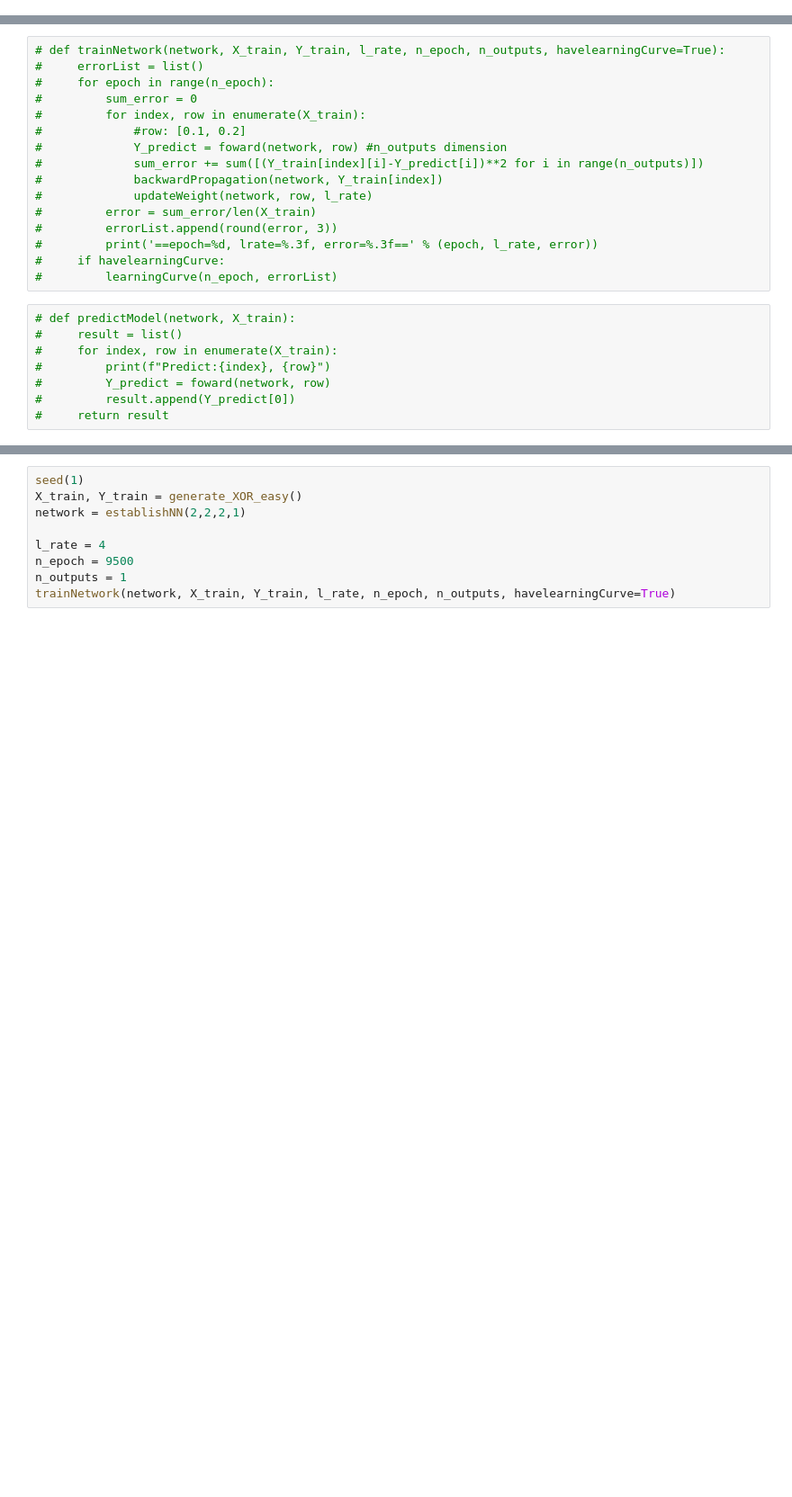
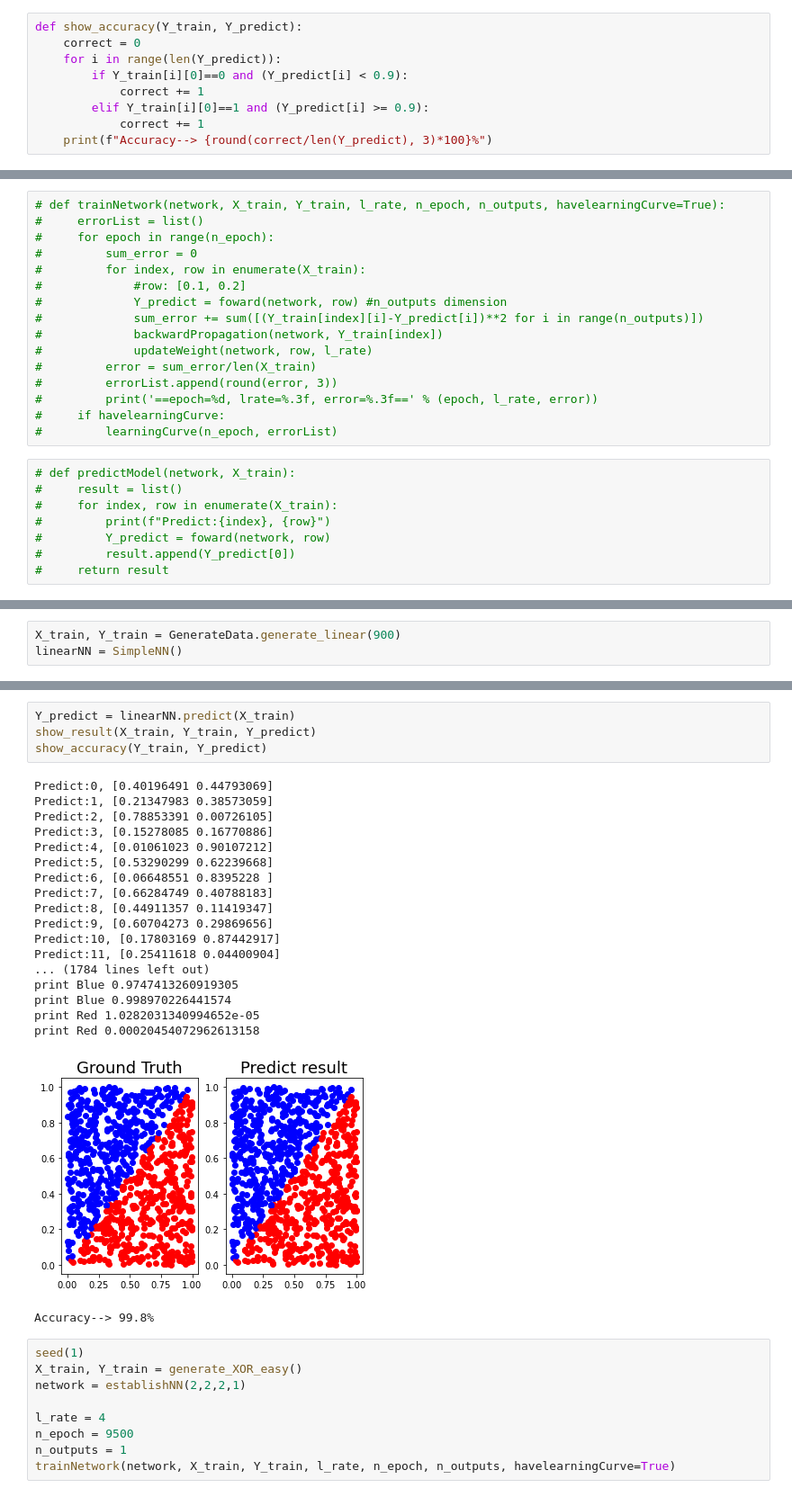
Before and after one commit to oscar1234456/NYCU_DLP2021_Lab1_Backpropagation, a Jupyter notebook: NYCU_DLP2021_Lab1_Backpropagation_class_version.ipynb, the cells around one changed output, grey strips where cells are left out. Shown at 90% size. Saved outputs shown, nothing was run; the diff lists cells and outputs as text; blank space fills up the shorter version.

Commit message:
[Add]Add Accuracy

```diff
--- a/NYCU_DLP2021_Lab1_Backpropagation_class_version.ipynb
+++ b/NYCU_DLP2021_Lab1_Backpropagation_class_version.ipynb
@@ -56,3 +59,12 @@ def show_result(x, y, pred_y):
             print("print Red", pred_y[i])
 
     plt.show()
+# %%
+def show_accuracy(Y_train, Y_predict):
+    correct = 0
+    for i in range(len(Y_predict)):
+        if Y_train[i][0]==0 and (Y_predict[i] < 0.9):
+            correct += 1
+        elif Y_train[i][0]==1 and (Y_predict[i] >= 0.9):
+            correct += 1
+    print(f"Accuracy--> {round(correct/len(Y_predict), 3)*100}%")
@@ -509,0 +466,3 @@ print Red 5.611196139731521e-05
+# %%
+X_train, Y_train = GenerateData.generate_linear(900)
+linearNN = SimpleNN()
@@ -510,3 +522,27 @@ print Red 5.611196139731521e-05
+# %%
+Y_predict = linearNN.predict(X_train)
+show_result(X_train, Y_train, Y_predict)
+show_accuracy(Y_train, Y_predict)
+# %% [output]
+Predict:0, [0.40196491 0.44793069]
+Predict:1, [0.21347983 0.38573059]
+Predict:2, [0.78853391 0.00726105]
+Predict:3, [0.15278085 0.16770886]
+Predict:4, [0.01061023 0.90107212]
+Predict:5, [0.53290299 0.62239668]
+Predict:6, [0.06648551 0.8395228 ]
+Predict:7, [0.66284749 0.40788183]
+Predict:8, [0.44911357 0.11419347]
+Predict:9, [0.60704273 0.29869656]
+Predict:10, [0.17803169 0.87442917]
+Predict:11, [0.25411618 0.04400904]
+... (1784 lines left out)
+print Blue 0.9747413260919305
+print Blue 0.998970226441574
+print Red 1.0282031340994652e-05
+print Red 0.00020454072962613158
+[figure, added]
+Accuracy--> 99.8%
 # %%
 seed(1)
 X_train, Y_train = generate_XOR_easy()
```
Also changed, not shown: parts of 30 cells of this notebook.
